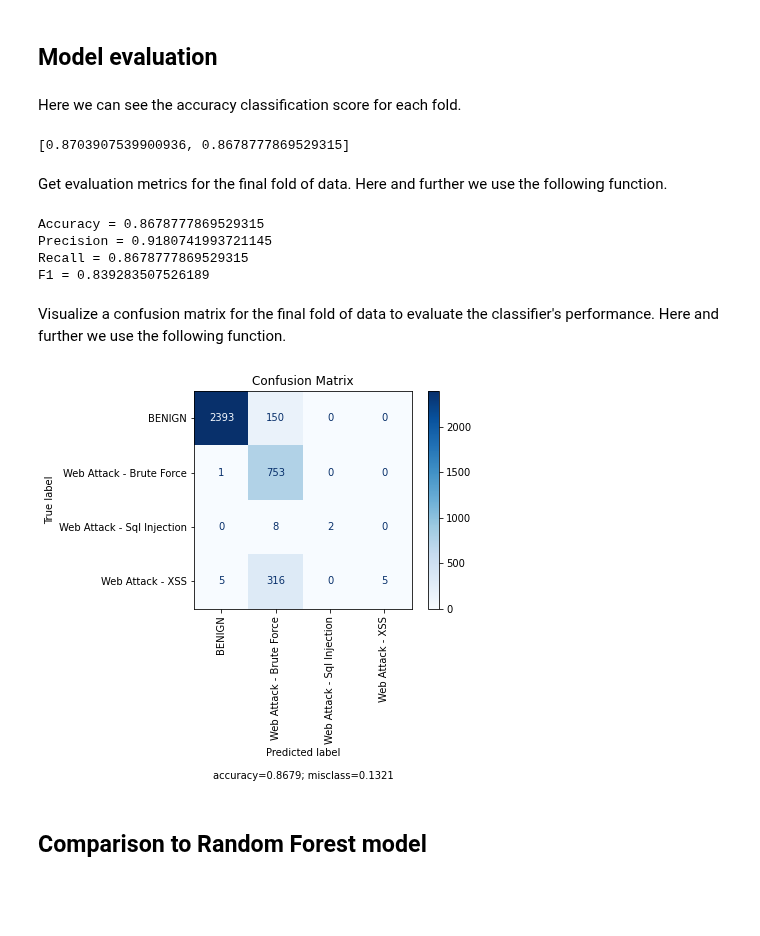
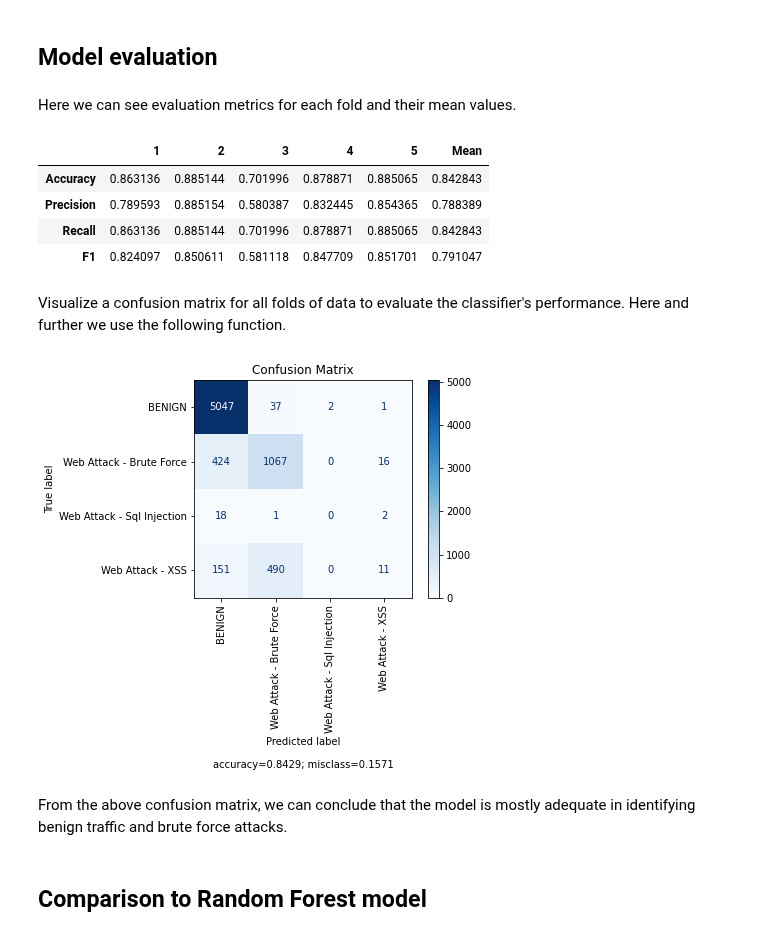
Before and after one commit to fisher85/ml-cybersecurity, a Jupyter notebook: python-web-attack-detection/web-attack-detection-using-CNN-BiLSTM.ipynb, the cells around one changed output. Drawn from its saved outputs; the diff is of its cells as text; code cells hidden in the pictures; blank space fills up the shorter version.

Commit message:
Set the number of folds to 5, use average metrics at cross-validation

```diff
--- a/python-web-attack-detection/web-attack-detection-using-CNN-BiLSTM.ipynb
+++ b/python-web-attack-detection/web-attack-detection-using-CNN-BiLSTM.ipynb
@@ -165,2 +165,3 @@ An accuracy classification score is stored for each fold.
 # %%
-accuracy_per_fold = []
+scores = pd.DataFrame(columns=[1, 2, 3, 4, 5, 'Mean'],
+                      index=['Accuracy', 'Precision', 'Recall', 'F1'])
@@ -168,0 +170,13 @@ On each fold, we use the following function to transform the data, to fit and to
+# %%
+def print_metrics(y_eval: np.ndarray, y_pred: np.ndarray, average: str = 'binary') -> List[float]:
+    accuracy = metrics.accuracy_score(y_eval, y_pred)
+    precision = metrics.precision_score(y_eval, y_pred, average=average)
+    recall = metrics.recall_score(y_eval, y_pred, average=average)
+    f1 = metrics.f1_score(y_eval, y_pred, average=average)
+
+    print('Accuracy =', accuracy)
+    print('Precision =', precision)
+    print('Recall =', recall)
+    print('F1 =', f1)
+
+    return [accuracy, precision, recall, f1]
@@ -168,0 +185,3 @@ On each fold, we use the following function to transform the data, to fit and to
+# %%
+actual_targets = np.empty([0], dtype=float)
+predicted_targets = np.empty([0], dtype=float)
@@ -228,12 +249,17 @@ with tf.device('/CPU:0'):
     # Set a timer for the learning time evaluation.
     start_time = time.time()
 
+    i = 1
     # Stratified K-Folds cross-validation.
     for train_index, test_index in cv.split(X, y):
         y_eval, y_pred = train_and_validate(model, X, y, train_index, test_index, scaler)
-        score = metrics.accuracy_score(y_eval, y_pred)
-        accuracy_per_fold.append(score)
-        print("Validation score: {}".format(score))
+        # Store test and predicted labels.
+        actual_targets = np.append(actual_targets, y_eval)
+        predicted_targets = np.append(predicted_targets, y_pred)
+        # Get and print validation scores.
+        print("Validation scores:")
+        scores[i] = print_metrics(y_eval, y_pred, average='weighted')
+        i += 1
 
     # Get the learning time.
     print('Total operation time: ', time.time() - start_time, 'seconds')
@@ -258,10 +335,13 @@ Total operation time:  254.81935954093933 seconds
 # %% [markdown]
 ## Model evaluation
 # %% [markdown]
-Here we can see the accuracy classification score for each fold.
+Here we can see evaluation metrics for each fold and their mean values.
 # %%
-accuracy_per_fold
+scores['Mean'] = scores.mean(axis=1)
+scores
 # %% [output]
-[0.8703907539900936, 0.8678777869529315]
+|  | 1 | 2 | 3 | 4 | 5 | Mean |
+| Accuracy | 0.863136 | 0.885144 | 0.701996 | 0.878871 | 0.885065 | 0.842843 |
+| Precision | 0.789593 | 0.885154 | 0.580387 | 0.832445 | 0.854365 | 0.788389 |
+| Recall | 0.863136 | 0.885144 | 0.701996 | 0.878871 | 0.885065 | 0.842843 |
+| F1 | 0.824097 | 0.850611 | 0.581118 | 0.847709 | 0.851701 | 0.791047 |
-# %% [markdown]
-Get evaluation metrics for the final fold of data. Here and further we use the following function.
@@ -281,12 +348,5 @@ def print_metrics(y_eval: np.ndarray, y_pred: np.ndarray, average: str = 'binary
-# %%
-metrics_nn = print_metrics(y_eval, y_pred, average='weighted')
-# %% [output]
-Accuracy = 0.8678777869529315
-Precision = 0.9180741993721145
-Recall = 0.8678777869529315
-F1 = 0.839283507526189
 # %% [markdown]
-Visualize a confusion matrix for the final fold of data to evaluate the classifier's performance. Here and further we use the following function.
+Visualize a confusion matrix for all folds of data to evaluate the classifier's performance. Here and further we use the following function.
 # %%
 def plot_confusion_matrix(y_eval: np.ndarray, y_pred: np.ndarray, labels: List[str]) -> None:
     # Get the confusion matrix for the last fold of data.
@@ -305,10 +365,12 @@ def plot_confusion_matrix(y_eval: np.ndarray, y_pred: np.ndarray, labels: List[s
     plt.title('Confusion Matrix')
     plt.show()
 # %%
-plot_confusion_matrix(y_eval, y_pred, [
+plot_confusion_matrix(actual_targets, predicted_targets, [
                       'BENIGN', 'Web Attack - Brute Force', 'Web Attack - Sql Injection', 'Web Attack - XSS'])
 # %% [output]
-[figure, old version]
+[figure, new version]
+# %% [markdown]
+From the above confusion matrix, we can conclude that the model is mostly adequate in identifying benign traffic and brute force attacks.
 # %% [markdown]
 ## Comparison to Random Forest model
 # %% [markdown]
```
Also changed, not shown: parts of 17 cells of this notebook.
